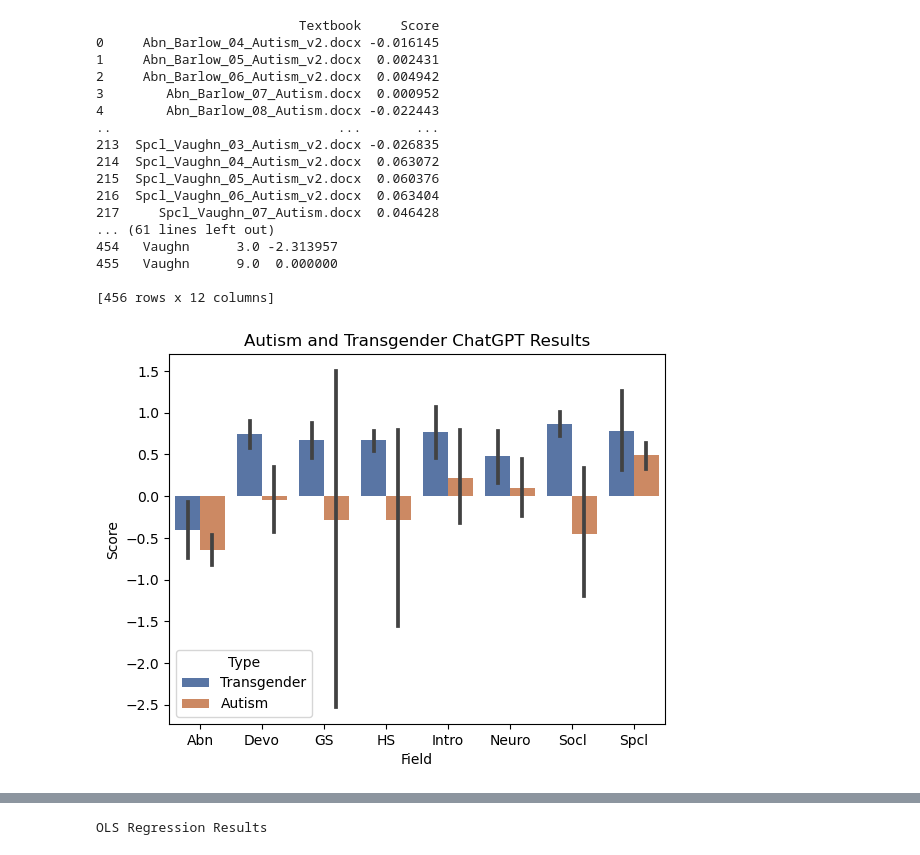
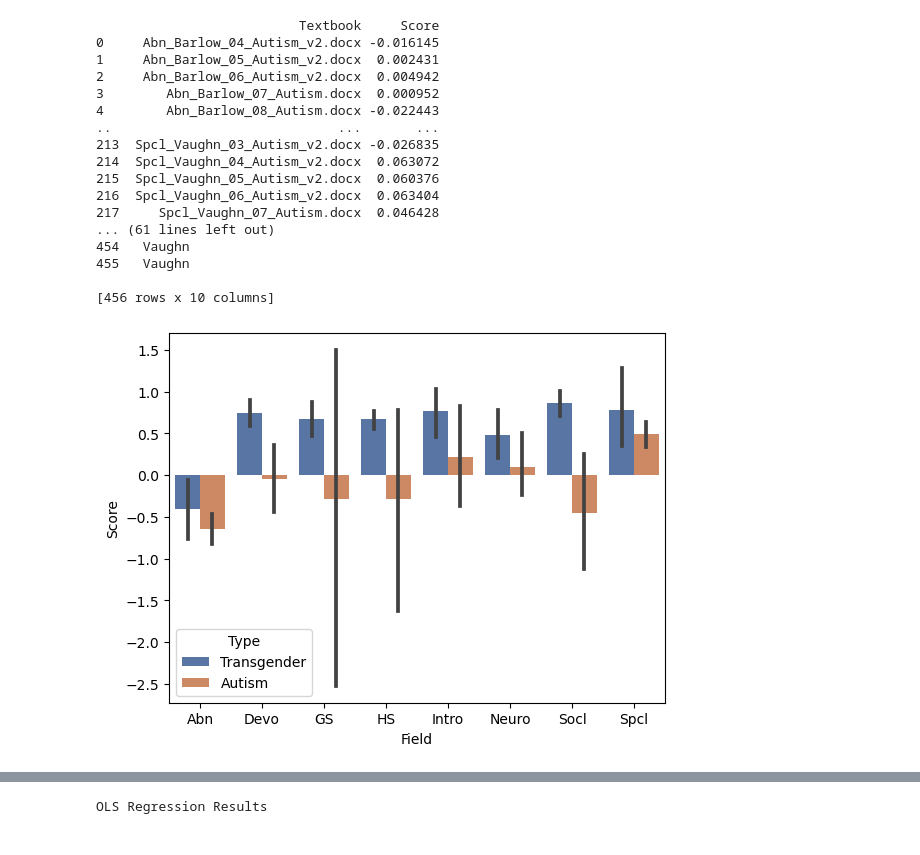
Before and after one commit to maksiaev/GitHub_DMP, a Jupyter notebook: Results/Comparisons.ipynb, the cells around one changed output, grey strips where cells are left out. Cells and saved outputs as stored; diff of their text form; code cells hidden in the pictures.

Commit message:
Results Writing

```diff
--- a/Results/Comparisons.ipynb
+++ b/Results/Comparisons.ipynb
@@ -229,39 +229,39 @@ df_autism_chatgpt_fields["Common_Textbook"] = beginning_autism_chatgpt
 
 combined_df_chatgpt = df_transgender_chatgpt_fields.merge(df_autism_chatgpt_fields, how='outer', on=['Common_Textbook', 'Field', "Type", "Score"])
 
 print(combined_df_chatgpt)
 # print(combined_df_sentiwords)
 
 fig, ax = plt.subplots()
 
 sns.barplot(ax=ax, x="Field", y="Score", hue="Type", palette="deep", data=combined_df_chatgpt)
 
-ax.set_title("Autism and Transgender ChatGPT Results")
+# ax.set_title("Autism and Transgender ChatGPT Results")
 
 plt.savefig('fields_comparison_chatgpt.png')
 
-# comp = mc.MultiComparison(df['Score'], df['Field'])
+# comp = mc.MultiComparison(df_transgender_chatgpt_fields['Score'], df_autism_chatgpt_fields['Field'])
 # post_hoc_res = comp.tukeyhsd()
 # display(post_hoc_res.summary())
 # %% [output]
                           Textbook     Score
 0     Abn_Barlow_04_Autism_v2.docx -0.016145
 1     Abn_Barlow_05_Autism_v2.docx  0.002431
 2     Abn_Barlow_06_Autism_v2.docx  0.004942
 3        Abn_Barlow_07_Autism.docx  0.000952
 4        Abn_Barlow_08_Autism.docx -0.022443
 ..                             ...       ...
 213  Spcl_Vaughn_03_Autism_v2.docx -0.026835
 214  Spcl_Vaughn_04_Autism_v2.docx  0.063072
 215  Spcl_Vaughn_05_Autism_v2.docx  0.060376
 216  Spcl_Vaughn_06_Autism_v2.docx  0.063404
 217     Spcl_Vaughn_07_Autism.docx  0.046428
 ... (61 lines left out)
-454   Vaughn      3.0 -2.313957
-455   Vaughn      9.0  0.000000
+454   Vaughn
+455   Vaughn
 
-[456 rows x 12 columns]
+[456 rows x 10 columns]
-[figure, old version]
+[figure, new version]
 # %%
 # Autism Only (Including VADER-like Dictionary)
 
```
Also changed, not shown: parts of 4 cells of this notebook, 21 other files.
